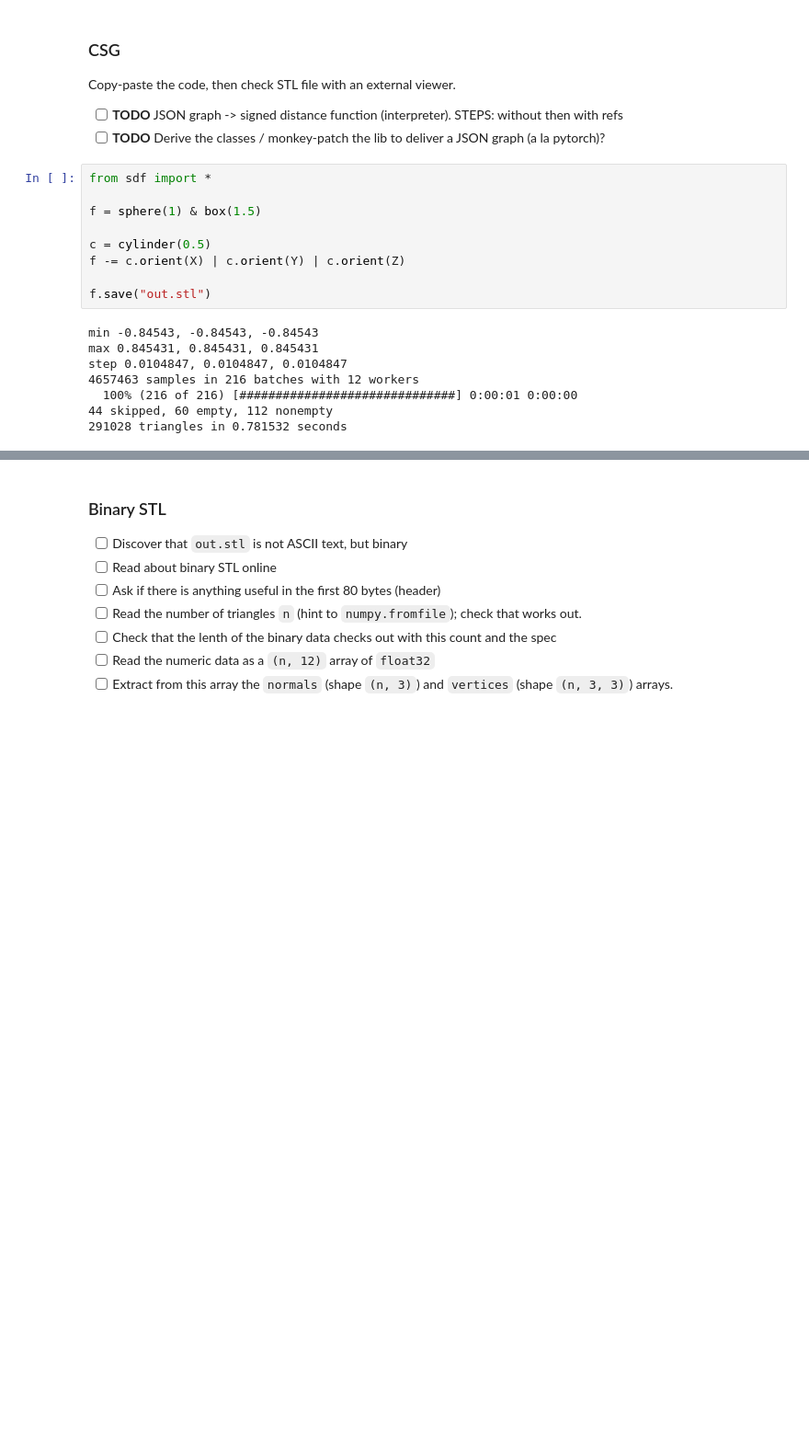
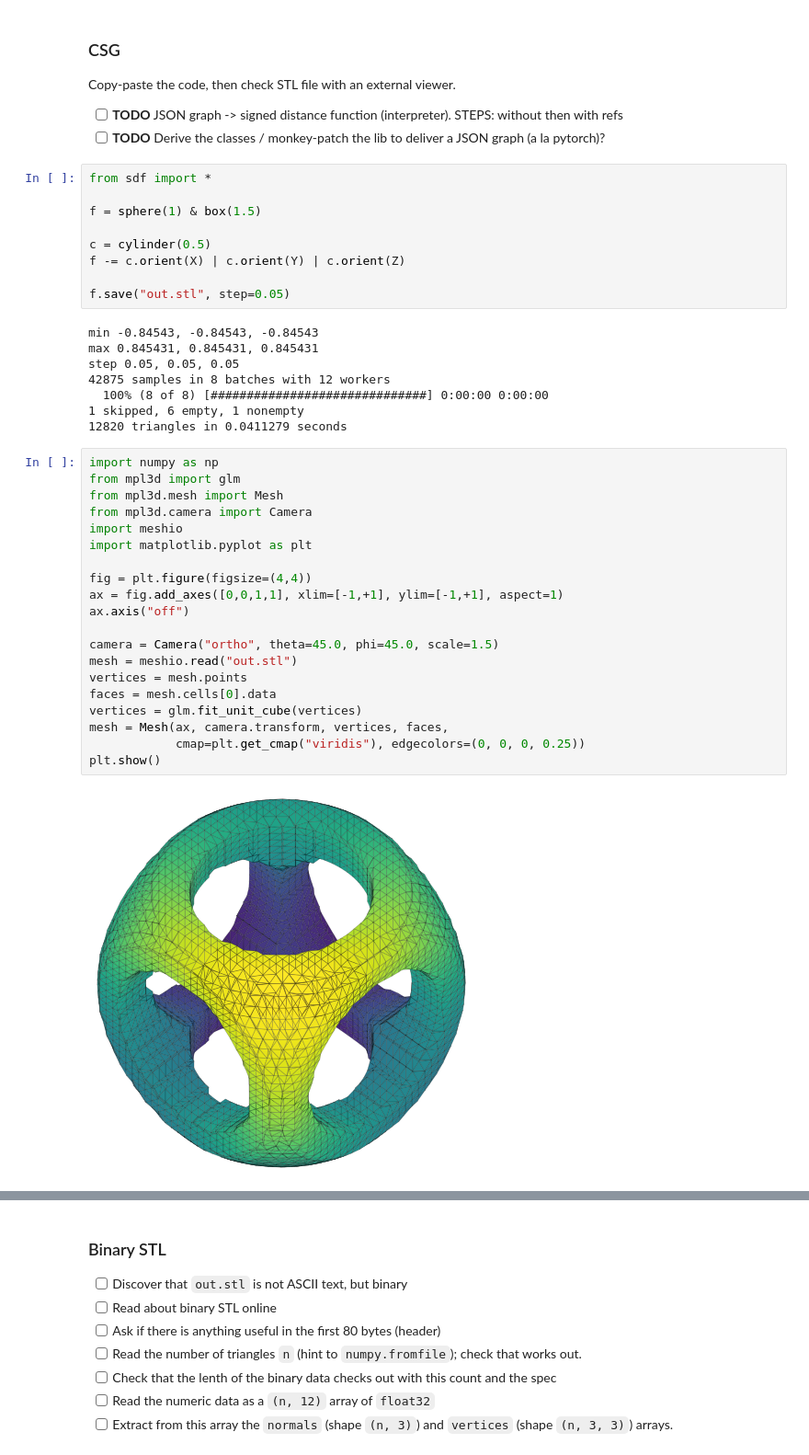
Before and after one commit to boisgera/STL-private, a Jupyter notebook: Sketch.ipynb, the cells around one changed output, grey strips where cells are left out. Shown at 92% size. Saved outputs shown, nothing was run; the diff lists cells and outputs as text; blank space fills up the shorter version.

```diff
--- a/Sketch.ipynb
+++ b/Sketch.ipynb
@@ -443,12 +443,34 @@ f = sphere(1) & box(1.5)
 c = cylinder(0.5)
 f -= c.orient(X) | c.orient(Y) | c.orient(Z)
 
-f.save("out.stl")
+f.save("out.stl", step=0.05)
 # %% [output]
 min -0.84543, -0.84543, -0.84543
 max 0.845431, 0.845431, 0.845431
-step 0.0104847, 0.0104847, 0.0104847
-4657463 samples in 216 batches with 12 workers
-  100% (216 of 216) [##############################] 0:00:01 0:00:00
-44 skipped, 60 empty, 112 nonempty
-291028 triangles in 0.781532 seconds
+step 0.05, 0.05, 0.05
+42875 samples in 8 batches with 12 workers
+  100% (8 of 8) [##############################] 0:00:00 0:00:00
+1 skipped, 6 empty, 1 nonempty
+12820 triangles in 0.0411279 seconds
+# %%
+import numpy as np
+from mpl3d import glm
+from mpl3d.mesh import Mesh
+from mpl3d.camera import Camera
+import meshio
+import matplotlib.pyplot as plt
+
+fig = plt.figure(figsize=(4,4))
+ax = fig.add_axes([0,0,1,1], xlim=[-1,+1], ylim=[-1,+1], aspect=1)
+ax.axis("off")
+
+camera = Camera("ortho", theta=45.0, phi=45.0, scale=1.5)
+mesh = meshio.read("out.stl")
+vertices = mesh.points
+faces = mesh.cells[0].data
+vertices = glm.fit_unit_cube(vertices)
+mesh = Mesh(ax, camera.transform, vertices, faces,
+            cmap=plt.get_cmap("viridis"), edgecolors=(0, 0, 0, 0.25))
+plt.show()
+# %% [output]
+[figure, added]
```
Also changed, not shown: parts of 5 cells of this notebook.
